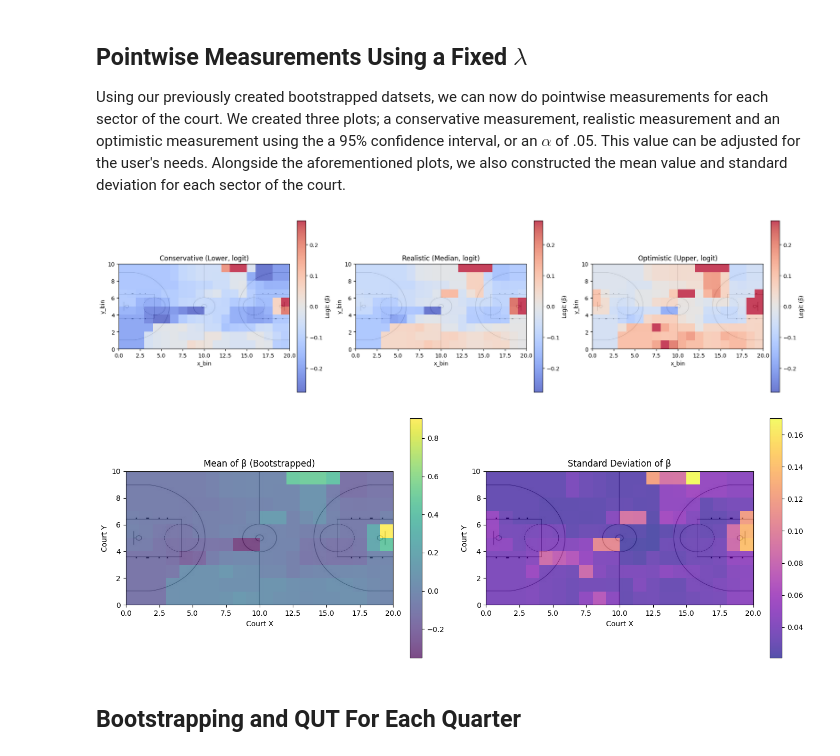
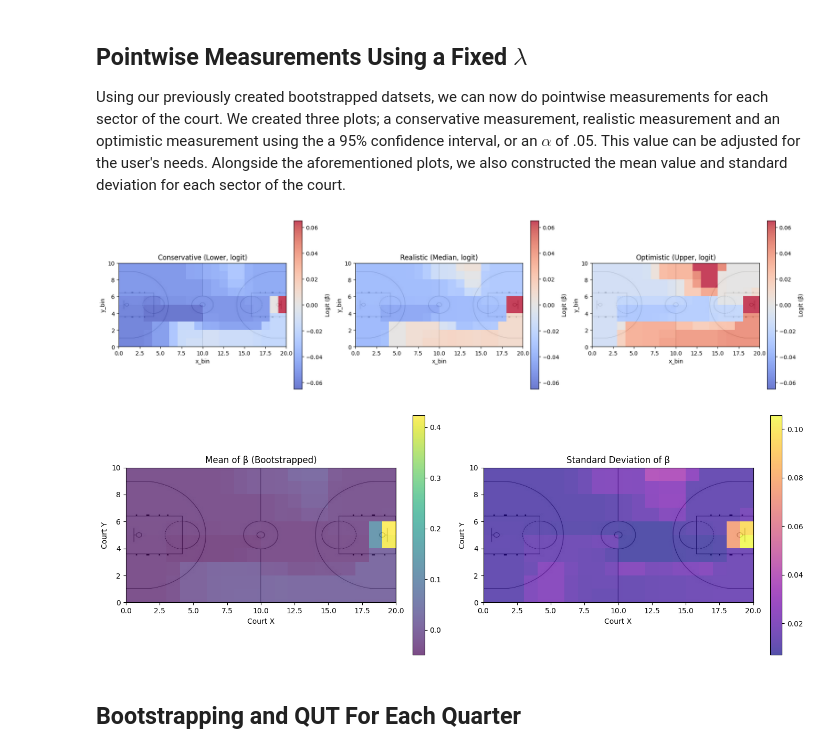
Before and after one commit to Channertheman/NBA_Analysis, a Jupyter notebook: QUT_Boostrap.ipynb, the cells around one changed output. Saved outputs shown, nothing was run; the diff lists cells and outputs as text; code cells hidden in the pictures.

Commit message:
Updated QUT_Bootstrap to reflect the calculated QUT instead of a fixed lambda value

```diff
--- a/QUT_Boostrap.ipynb
+++ b/QUT_Boostrap.ipynb
@@ -343,7 +343,7 @@ Using our previously created bootstrapped datsets, we can now do pointwise measu
 # %%
 theta_hat, theta_lo, theta_hi, maps = bootstrap_percentile_maps_fixed_lambda(
     boot_datasets=boot_datasets,
-    lambda_tv = 6,   #QUT or lambda_max
+    lambda_tv = 15.2325,   #QUT or lambda_max
     grid_width=20, grid_height=10,
     court_image_path="court.jpg",
     alpha=0.05
@@ -352,7 +352,7 @@ theta_hat, theta_lo, theta_hi, maps = bootstrap_percentile_maps_fixed_lambda(
 # plot (optional)
 plot_three_maps(theta_lo, theta_hat, theta_hi, "court.jpg")
 # %% [output]
-[figure, old version]
+[figure, new version]
 # %%
 # functions for pointwise measurements (mean, std)
 
@@ -410,11 +410,11 @@ def plot_beta_mean_std(beta_mean, beta_std, court_image_path=None):
     plt.tight_layout()
     plt.show()
 # %%
-beta_samples = generate_beta_samples_from_bootstraps(boot_datasets, lambda_tv = 6)
+beta_samples = generate_beta_samples_from_bootstraps(boot_datasets, lambda_tv = 15.2325)
 beta_mean, beta_std = compute_beta_summary_stats(beta_samples)
 plot_beta_mean_std(beta_mean, beta_std, court_image_path="court.jpg")
 # %% [output]
-[figure, old version]
+[figure, new version]
 # %% [markdown]
 ## Bootstrapping and QUT For Each Quarter
 # %%
```
Also changed, not shown: parts of 5 cells of this notebook.
